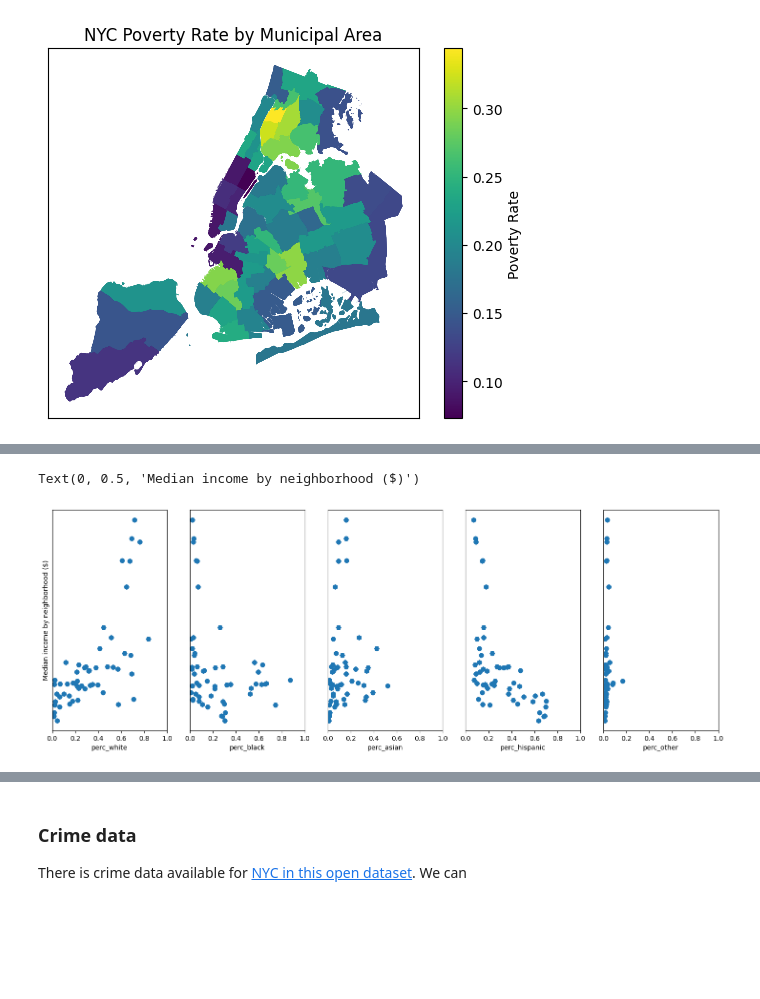
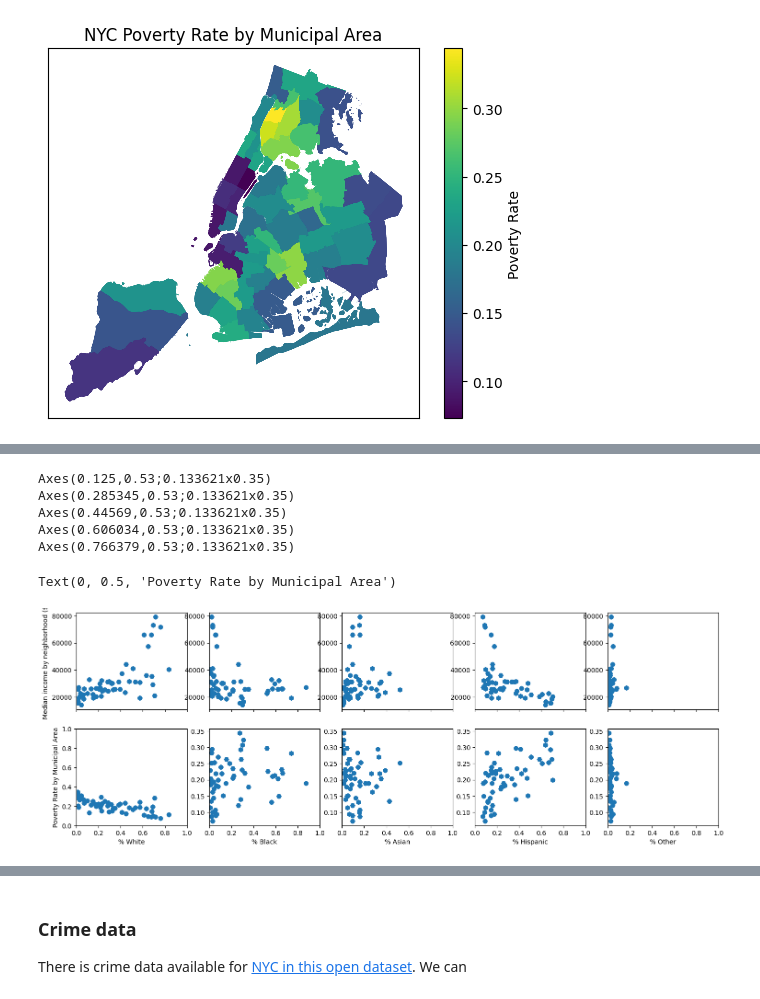
Before and after one commit to andrewbowen19/advancedProgrammingData602, a Jupyter notebook: src/project/final-project.ipynb, the cells around one changed output, grey strips where cells are left out. Saved outputs shown, nothing was run; the diff lists cells and outputs as text; code cells hidden in the pictures; blank space fills up the shorter version.

```diff
--- a/src/project/final-project.ipynb
+++ b/src/project/final-project.ipynb
@@ -121,22 +123,36 @@ Text(0.5, 1.0, 'NYC Poverty Rate by Municipal Area')
 # %%
 # Iterating over demographic groupings by ethinicity and plotting
 ethnicities = ["white", "black", "asian", "hispanic", "other"]
-f, axes = plt.subplots(1, 5, figsize=(18, 6), sharey=True, squeeze=True)
+f, axes = plt.subplots(2, 5, figsize=(18, 6), sharex=True, squeeze=True)
 
-for i, e in enumerate(zip(axes, ethnicities)):
+
+for i, e in enumerate(zip(axes[0], ethnicities)):
+
 
     axis = e[0]
+    print(axis)
     ethnicity_label = f"perc_{e[1]}"
+    graph_x_label = f"% {e[1].title()}"
 
     # Plot median income vs percentage of population
     axis.scatter(df[ethnicity_label], df.median_income)
     axis.set_xlim(0, 1)
-    axis.set_xlabel(ethnicity_label)
 
-    if i > 0:
-        axis.set_yticks([])
+    # Plot poverty rates on bottom row of panel
+    bottom_axis = axes[1][i]
+    bottom_axis.scatter(df[ethnicity_label], df.nyc_poverty_rate)
+    bottom_axis.set_xlim(0, 1)
+    bottom_axis.set_xlabel(graph_x_label)
 
-axes[0].set_ylabel("Median income by neighborhood ($)")
+# Set y axis labels
+axes[0][0].set_ylabel("Median income by neighborhood ($)")
+axes[1][0].set_ylim(0, 1)
+axes[1][0].set_ylabel("Poverty Rate by Municipal Area")
 # %% [output]
-Text(0, 0.5, 'Median income by neighborhood ($)')
+Axes(0.125,0.53;0.133621x0.35)
+Axes(0.285345,0.53;0.133621x0.35)
+Axes(0.44569,0.53;0.133621x0.35)
+Axes(0.606034,0.53;0.133621x0.35)
+Axes(0.766379,0.53;0.133621x0.35)
+Text(0, 0.5, 'Poverty Rate by Municipal Area')
-[figure, old version]
+[figure, new version]
```
Also changed, not shown: parts of 9 cells of this notebook, 1 other file.
